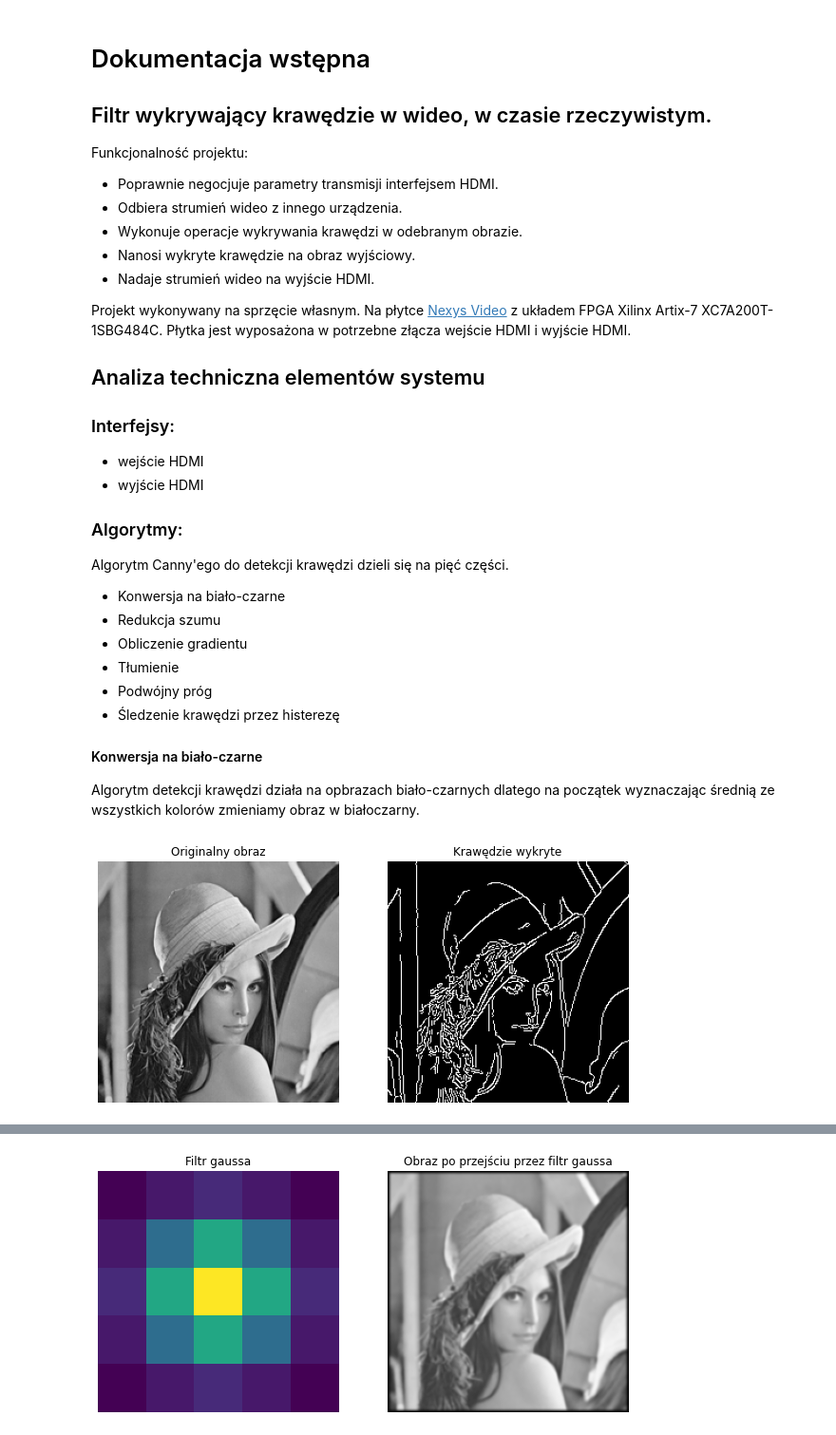
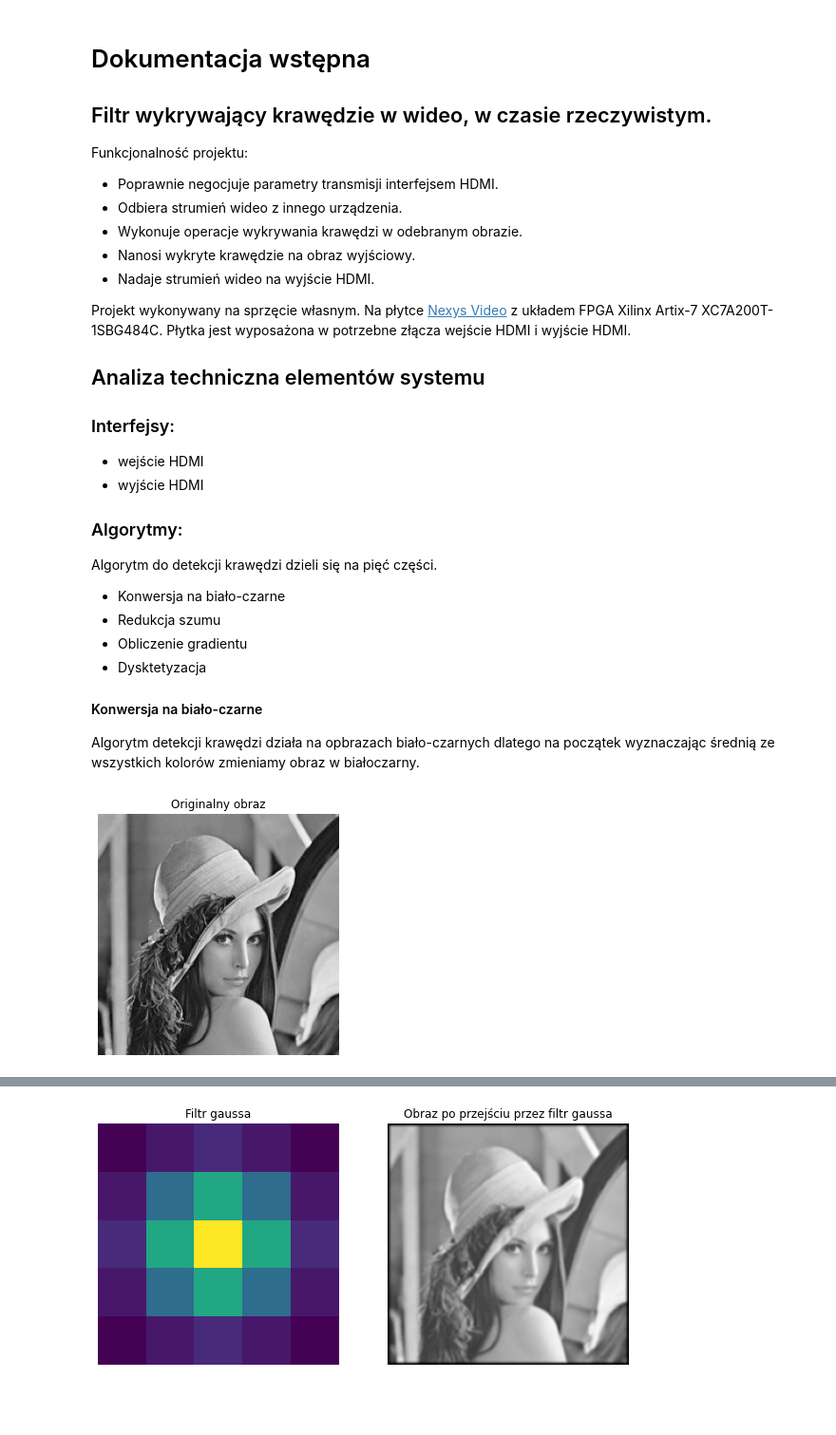
Before and after one commit to jacekdobrowolski/puf, a Jupyter notebook: dokumentacja_wstepna.ipynb, the cells around one changed output, grey strips where cells are left out. Shown: that part at 95% size. Cells and saved outputs as stored; diff of their text form; code cells hidden in the pictures; blank space fills up the shorter version.

```diff
--- a/dokumentacja_wstepna.ipynb
+++ b/dokumentacja_wstepna.ipynb
@@ -24,14 +24,12 @@ Projekt wykonywany na sprzęcie własnym. Na płytce [Nexys Video] z układem FP
 
 ### Algorytmy:
 
-Algorytm Canny'ego do detekcji krawędzi dzieli się na pięć części.
+Algorytm do detekcji krawędzi dzieli się na pięć części.
 
 - Konwersja na biało-czarne
 - Redukcja szumu
 - Obliczenie gradientu
-- Tłumienie
-- Podwójny próg
-- Śledzenie krawędzi przez histerezę
+- Dysktetyzacja
 
 #### Konwersja na biało-czarne
 
@@ -47,13 +45,9 @@ matplotlib.rcParams['figure.figsize'] = [10, 5]
 # %%
 img = cv2.imread('lena.png',0)
 plt.subplot(121), plt.imshow(img, cmap = 'gray')
 plt.title('Originalny obraz'), plt.axis('off');
-
-edges = cv2.Canny(img, 100,200)
-plt.subplot(122), plt.imshow(edges,cmap = 'gray')
-plt.title("Krawędzie wykryte"), plt.axis('off'), plt.show();
 # %% [output]
-[figure, old version]
+[figure, new version]
 # %% [markdown]
 #### Redukcja szumu
 
```
Also changed, not shown: parts of 13 cells of this notebook.
